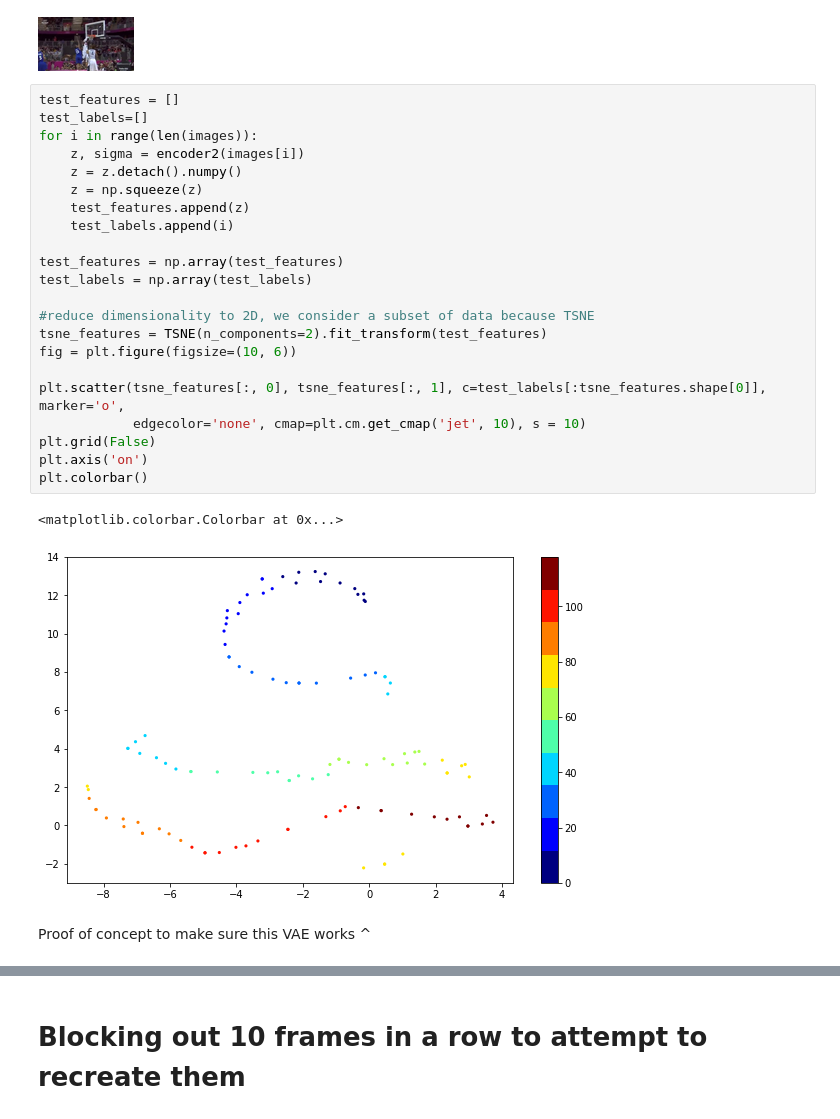
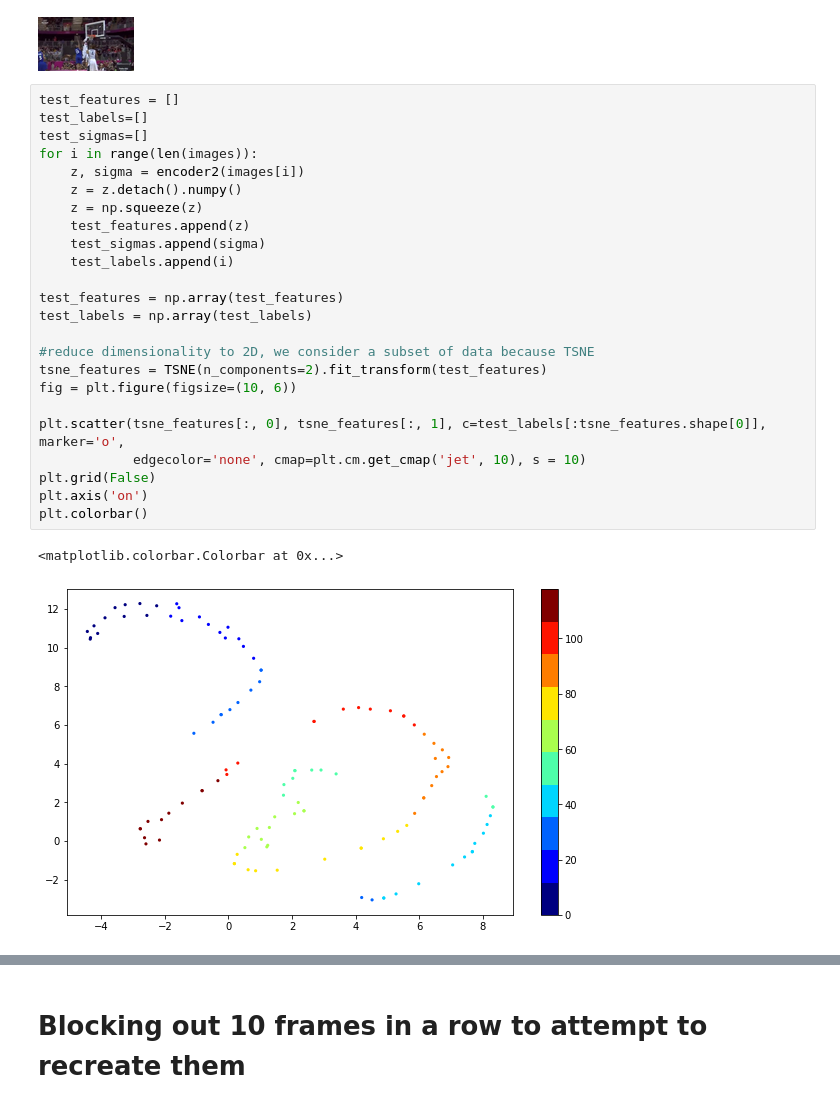
Before and after one commit to joshpapermaster/CS395T-FinalProject, a Jupyter notebook: FinalProject.ipynb, the cells around one changed output, grey strips where cells are left out. Drawn from its saved outputs; the diff is of its cells as text.

```diff
--- a/FinalProject.ipynb
+++ b/FinalProject.ipynb
@@ -231,27 +271,27 @@ display_tensor_image(images[118])
 # %%
 test_features = []
 test_labels=[]
+test_sigmas=[]
 for i in range(len(images)):
     z, sigma = encoder2(images[i])
     z = z.detach().numpy()
     z = np.squeeze(z)
     test_features.append(z)
+    test_sigmas.append(sigma)
     test_labels.append(i)
 
 test_features = np.array(test_features)
 test_labels = np.array(test_labels)
 
 #reduce dimensionality to 2D, we consider a subset of data because TSNE
 tsne_features = TSNE(n_components=2).fit_transform(test_features)
 fig = plt.figure(figsize=(10, 6))
 
 plt.scatter(tsne_features[:, 0], tsne_features[:, 1], c=test_labels[:tsne_features.shape[0]], marker='o',
             edgecolor='none', cmap=plt.cm.get_cmap('jet', 10), s = 10)
 plt.grid(False)
 plt.axis('on')
 plt.colorbar()
 # %% [output]
 <matplotlib.colorbar.Colorbar at 0x...>
-[figure, old version]
+[figure, new version]
-# %% [markdown]
-Proof of concept to make sure this VAE works ^
```
Also changed, not shown: parts of 85 cells of this notebook.
